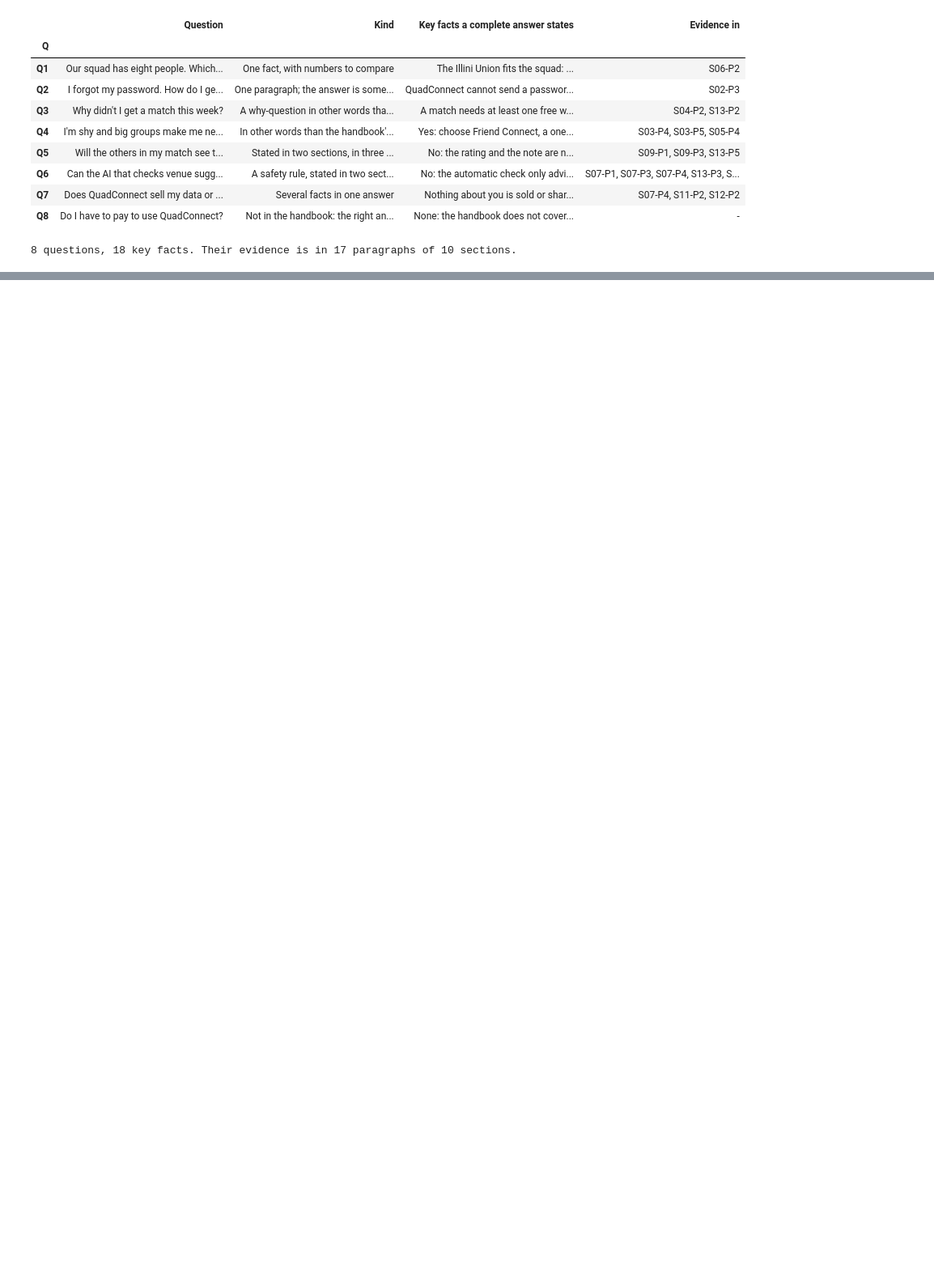
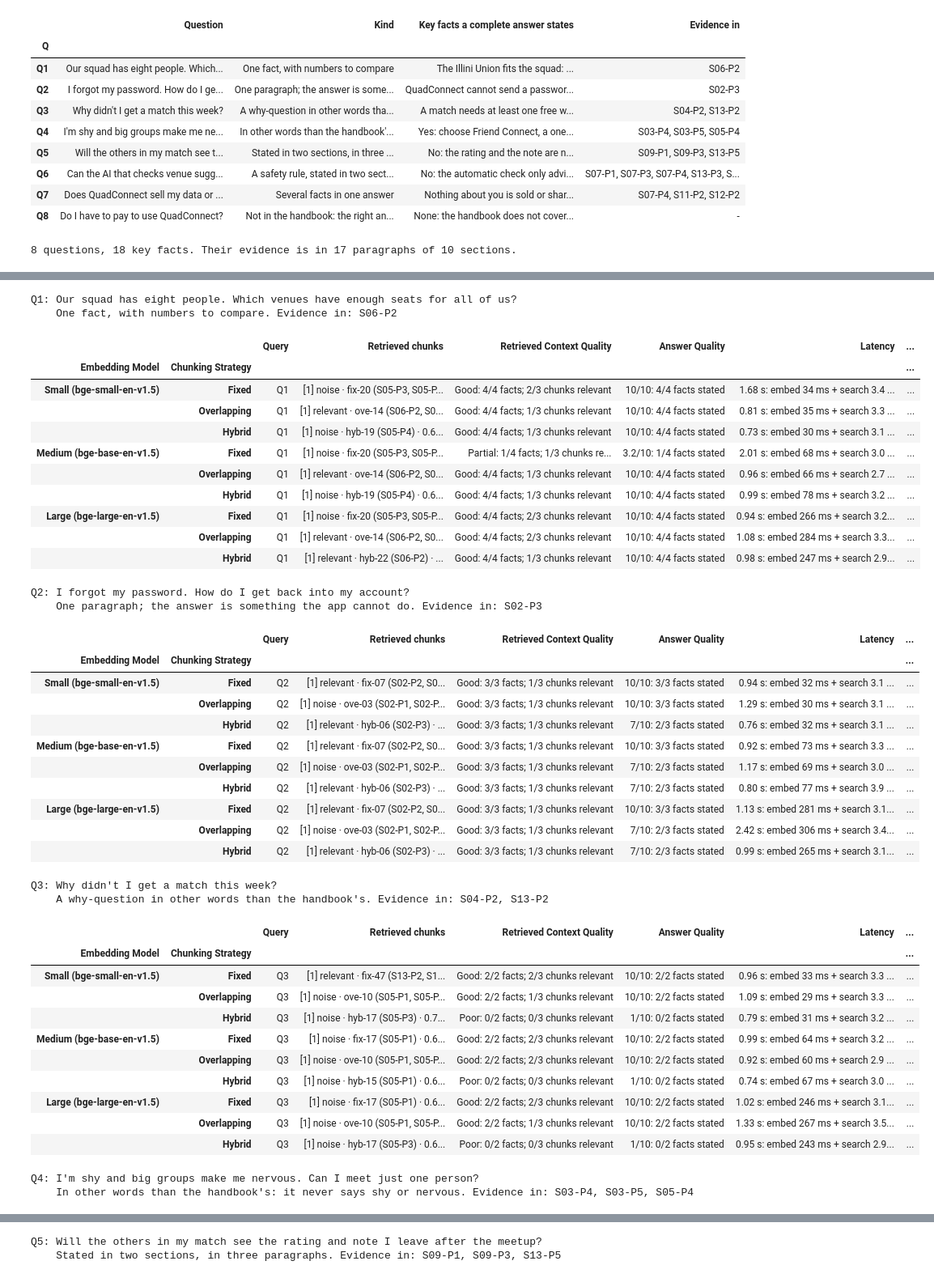
Before and after one commit to manojkmohan5/13_QuadConnect, a Jupyter notebook: rag/rag_system.ipynb, the cells around one changed output, grey strips where cells are left out. Shown at 81% size. Drawn from its saved outputs; the diff is of its cells as text; code cells hidden in the pictures; blank space fills up the shorter version.

```diff
--- a/rag/rag_system.ipynb
+++ b/rag/rag_system.ipynb
@@ -818,0 +950,51 @@ print(f"{len(TESTS)} questions, {N_FACTS} key facts. Their evidence is in {len(e
+# %%
+BRIEF_COLUMNS = ["Embedding Model", "Chunking Strategy", "Query", "Retrieved chunks", "Retrieved Context Quality",
+                 "Answer Quality", "Latency", "Notes"]
+for test in TESTS:
+    part = EVALUATION[EVALUATION["Q"] == test["Q"]]
+    print(f"\n{test['Q']}: {test['Query']}\n    {test['Kind']}. Evidence in: {', '.join(test['Evidence in']) or '-'}")
+    with pd.option_context("display.max_colwidth", None):
+        display(part[BRIEF_COLUMNS + ["Answer"]].assign(Query=test["Q"]).set_index(["Embedding Model",
+                                                                                     "Chunking Strategy"]))
+# %% [output]
+Q1: Our squad has eight people. Which venues have enough seats for all of us?
+    One fact, with numbers to compare. Evidence in: S06-P2
+|  |  | Query | Retrieved chunks | Retrieved Context Quality | Answer Quality | Latency | ... |
+| Embedding Model | Chunking Strategy |  |  |  |  |  | ... |
+| Small (bge-small-en-v1.5) | Fixed | Q1 | [1] noise · fix-20 (S05-P3, S05-P... | Good: 4/4 facts; 2/3 chunks relevant | 10/10: 4/4 facts stated | 1.68 s: embed 34 ms + search 3.4 ... | ... |
+|  | Overlapping | Q1 | [1] relevant · ove-14 (S06-P2, S0... | Good: 4/4 facts; 1/3 chunks relevant | 10/10: 4/4 facts stated | 0.81 s: embed 35 ms + search 3.3 ... | ... |
+|  | Hybrid | Q1 | [1] noise · hyb-19 (S05-P4) · 0.6... | Good: 4/4 facts; 1/3 chunks relevant | 10/10: 4/4 facts stated | 0.73 s: embed 30 ms + search 3.1 ... | ... |
+| Medium (bge-base-en-v1.5) | Fixed | Q1 | [1] noise · fix-20 (S05-P3, S05-P... | Partial: 1/4 facts; 1/3 chunks re... | 3.2/10: 1/4 facts stated | 2.01 s: embed 68 ms + search 3.0 ... | ... |
+|  | Overlapping | Q1 | [1] relevant · ove-14 (S06-P2, S0... | Good: 4/4 facts; 1/3 chunks relevant | 10/10: 4/4 facts stated | 0.96 s: embed 66 ms + search 2.7 ... | ... |
+|  | Hybrid | Q1 | [1] noise · hyb-19 (S05-P4) · 0.6... | Good: 4/4 facts; 1/3 chunks relevant | 10/10: 4/4 facts stated | 0.99 s: embed 78 ms + search 3.2 ... | ... |
+| Large (bge-large-en-v1.5) | Fixed | Q1 | [1] noise · fix-20 (S05-P3, S05-P... | Good: 4/4 facts; 2/3 chunks relevant | 10/10: 4/4 facts stated | 0.94 s: embed 266 ms + search 3.2... | ... |
+|  | Overlapping | Q1 | [1] relevant · ove-14 (S06-P2, S0... | Good: 4/4 facts; 2/3 chunks relevant | 10/10: 4/4 facts stated | 1.08 s: embed 284 ms + search 3.3... | ... |
+|  | Hybrid | Q1 | [1] relevant · hyb-22 (S06-P2) · ... | Good: 4/4 facts; 1/3 chunks relevant | 10/10: 4/4 facts stated | 0.98 s: embed 247 ms + search 2.9... | ... |
+Q2: I forgot my password. How do I get back into my account?
+    One paragraph; the answer is something the app cannot do. Evidence in: S02-P3
+|  |  | Query | Retrieved chunks | Retrieved Context Quality | Answer Quality | Latency | ... |
+| Embedding Model | Chunking Strategy |  |  |  |  |  | ... |
+| Small (bge-small-en-v1.5) | Fixed | Q2 | [1] relevant · fix-07 (S02-P2, S0... | Good: 3/3 facts; 1/3 chunks relevant | 10/10: 3/3 facts stated | 0.94 s: embed 32 ms + search 3.1 ... | ... |
+|  | Overlapping | Q2 | [1] noise · ove-03 (S02-P1, S02-P... | Good: 3/3 facts; 1/3 chunks relevant | 10/10: 3/3 facts stated | 1.29 s: embed 30 ms + search 3.1 ... | ... |
+|  | Hybrid | Q2 | [1] relevant · hyb-06 (S02-P3) · ... | Good: 3/3 facts; 1/3 chunks relevant | 7/10: 2/3 facts stated | 0.76 s: embed 32 ms + search 3.1 ... | ... |
+| Medium (bge-base-en-v1.5) | Fixed | Q2 | [1] relevant · fix-07 (S02-P2, S0... | Good: 3/3 facts; 1/3 chunks relevant | 10/10: 3/3 facts stated | 0.92 s: embed 73 ms + search 3.3 ... | ... |
+|  | Overlapping | Q2 | [1] noise · ove-03 (S02-P1, S02-P... | Good: 3/3 facts; 1/3 chunks relevant | 7/10: 2/3 facts stated | 1.17 s: embed 69 ms + search 3.0 ... | ... |
+|  | Hybrid | Q2 | [1] relevant · hyb-06 (S02-P3) · ... | Good: 3/3 facts; 1/3 chunks relevant | 7/10: 2/3 facts stated | 0.80 s: embed 77 ms + search 3.9 ... | ... |
+| Large (bge-large-en-v1.5) | Fixed | Q2 | [1] relevant · fix-07 (S02-P2, S0... | Good: 3/3 facts; 1/3 chunks relevant | 10/10: 3/3 facts stated | 1.13 s: embed 281 ms + search 3.1... | ... |
+|  | Overlapping | Q2 | [1] noise · ove-03 (S02-P1, S02-P... | Good: 3/3 facts; 1/3 chunks relevant | 7/10: 2/3 facts stated | 2.42 s: embed 306 ms + search 3.4... | ... |
+|  | Hybrid | Q2 | [1] relevant · hyb-06 (S02-P3) · ... | Good: 3/3 facts; 1/3 chunks relevant | 7/10: 2/3 facts stated | 0.99 s: embed 265 ms + search 3.1... | ... |
+Q3: Why didn't I get a match this week?
+    A why-question in other words than the handbook's. Evidence in: S04-P2, S13-P2
+|  |  | Query | Retrieved chunks | Retrieved Context Quality | Answer Quality | Latency | ... |
+| Embedding Model | Chunking Strategy |  |  |  |  |  | ... |
+| Small (bge-small-en-v1.5) | Fixed | Q3 | [1] relevant · fix-47 (S13-P2, S1... | Good: 2/2 facts; 2/3 chunks relevant | 10/10: 2/2 facts stated | 0.96 s: embed 33 ms + search 3.3 ... | ... |
+|  | Overlapping | Q3 | [1] noise · ove-10 (S05-P1, S05-P... | Good: 2/2 facts; 1/3 chunks relevant | 10/10: 2/2 facts stated | 1.09 s: embed 29 ms + search 3.3 ... | ... |
+|  | Hybrid | Q3 | [1] noise · hyb-17 (S05-P3) · 0.7... | Poor: 0/2 facts; 0/3 chunks relevant | 1/10: 0/2 facts stated | 0.79 s: embed 31 ms + search 3.2 ... | ... |
+| Medium (bge-base-en-v1.5) | Fixed | Q3 | [1] noise · fix-17 (S05-P1) · 0.6... | Good: 2/2 facts; 2/3 chunks relevant | 10/10: 2/2 facts stated | 0.99 s: embed 64 ms + search 3.2 ... | ... |
+|  | Overlapping | Q3 | [1] noise · ove-10 (S05-P1, S05-P... | Good: 2/2 facts; 2/3 chunks relevant | 10/10: 2/2 facts stated | 0.92 s: embed 60 ms + search 2.9 ... | ... |
+|  | Hybrid | Q3 | [1] noise · hyb-15 (S05-P1) · 0.6... | Poor: 0/2 facts; 0/3 chunks relevant | 1/10: 0/2 facts stated | 0.74 s: embed 67 ms + search 3.0 ... | ... |
+| Large (bge-large-en-v1.5) | Fixed | Q3 | [1] noise · fix-17 (S05-P1) · 0.6... | Good: 2/2 facts; 2/3 chunks relevant | 10/10: 2/2 facts stated | 1.02 s: embed 246 ms + search 3.1... | ... |
+|  | Overlapping | Q3 | [1] noise · ove-10 (S05-P1, S05-P... | Good: 2/2 facts; 1/3 chunks relevant | 10/10: 2/2 facts stated | 1.33 s: embed 267 ms + search 3.5... | ... |
+|  | Hybrid | Q3 | [1] noise · hyb-17 (S05-P3) · 0.6... | Poor: 0/2 facts; 0/3 chunks relevant | 1/10: 0/2 facts stated | 0.95 s: embed 243 ms + search 2.9... | ... |
+Q4: I'm shy and big groups make me nervous. Can I meet just one person?
+    In other words than the handbook's: it never says shy or nervous. Evidence in: S03-P4, S03-P5, S05-P4
@@ -818,0 +1012,2 @@ print(f"{len(TESTS)} questions, {N_FACTS} key facts. Their evidence is in {len(e
+Q5: Will the others in my match see the rating and note I leave after the meetup?
+    Stated in two sections, in three paragraphs. Evidence in: S09-P1, S09-P3, S13-P5
```
Also changed, not shown: parts of 9 cells of this notebook, 5 other files.
